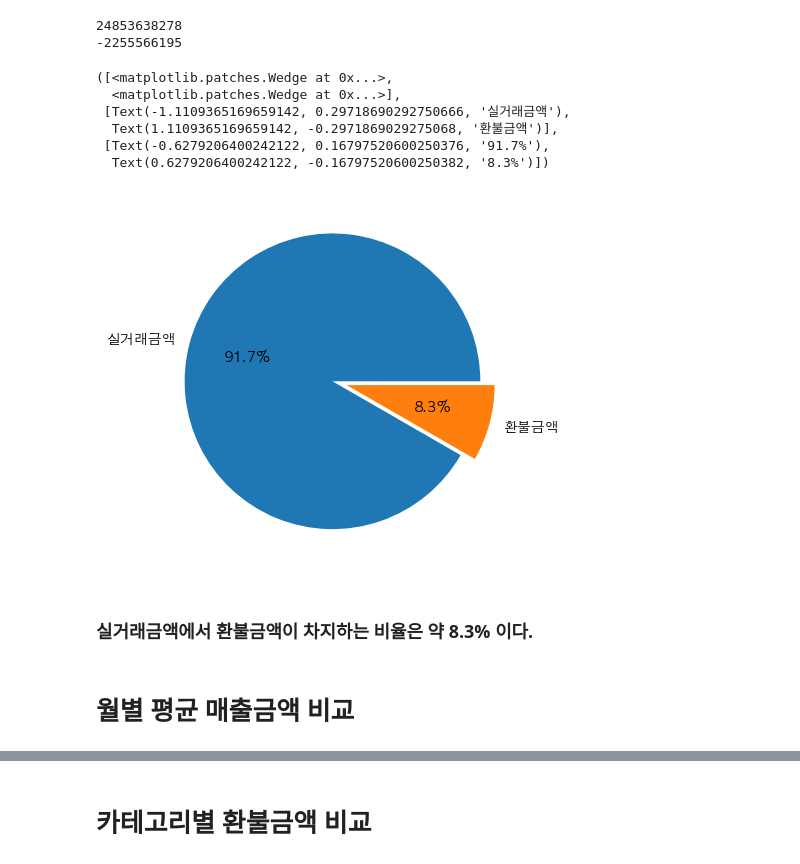
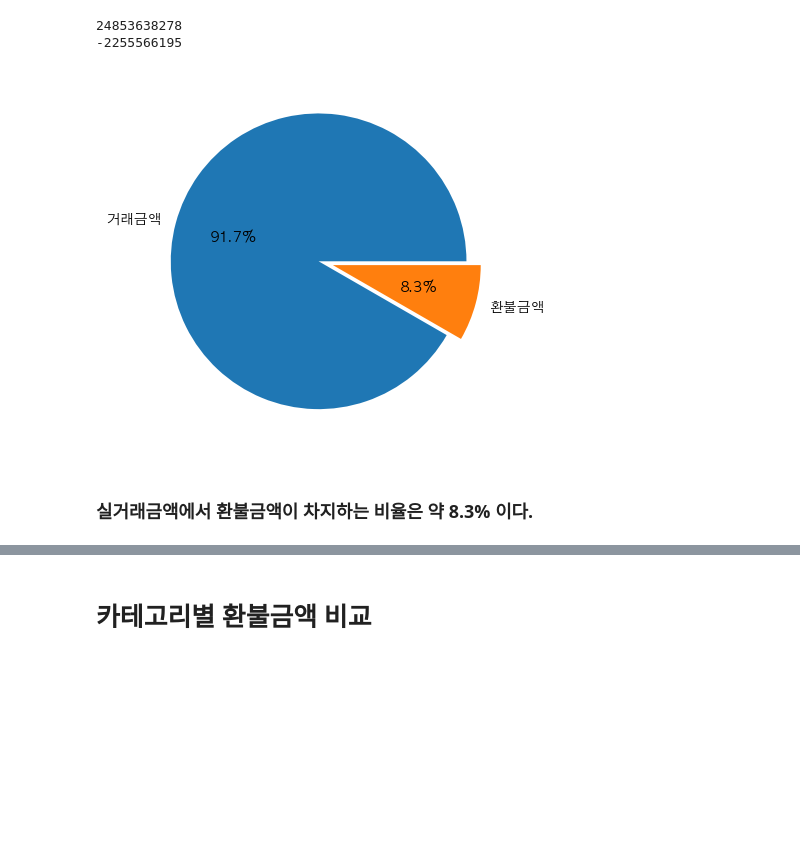
Before and after one commit to hogooba/minpj, a Jupyter notebook: pj.ipynb, the cells around one changed output, grey strips where cells are left out. Drawn from its saved outputs; the diff is of its cells as text; code cells hidden in the pictures; blank space fills up the shorter version.

```diff
--- a/pj.ipynb
+++ b/pj.ipynb
@@ -102,17 +105,15 @@ eda_pj.describe()
 # %%
 # 총 매출금액
 total = 0
-for i in range(len(eda_pj['실거래금액'])):
-    if (eda_pj['실거래금액'][i]) > 0:  # 실거래금액에서 환불금액(-값)을 제외한 금액의 합
-        total += eda_pj['실거래금액'][i]
+for i in range(len(eda_pj['거래금액'])):
+    total += eda_pj['거래금액'][i]
 
 print(total)
 
 # 총 환불 금액
 refund = 0
 for j in range(len(eda_pj['환불금액'])):
-    if (eda_pj['환불금액'][j]) != "-":
-        refund += int(eda_pj['환불금액'][j])
+    refund += int(eda_pj['환불금액'][j])
 
 print(refund)
 # %% [output]
@@ -121,23 +122,17 @@ print(refund)
 # %%
 # 실거래금액과 환불금액의 비율 표
 
 matplotlib.rcParams['font.family'] = 'AppleGothic'
 
 # total = 실거래금액, refund = 환불금액
 value = [total, abs(refund)]
-label = ['실거래금액','환불금액']
+label = ['거래금액','환불금액']
 explode = [0.05] * 2
 
+# 거래금액과 환불금액의 비율을 pie그래프로 시각화
 plt.pie(value, labels=label, autopct="%.1f%%", explode=explode)
+plt.show()
 # %% [output]
-([<matplotlib.patches.Wedge at 0x...>,
-  <matplotlib.patches.Wedge at 0x...>],
- [Text(-1.1109365169659142, 0.29718690292750666, '실거래금액'),
-  Text(1.1109365169659142, -0.2971869029275068, '환불금액')],
- [Text(-0.6279206400242122, 0.16797520600250376, '91.7%'),
-  Text(0.6279206400242122, -0.16797520600250382, '8.3%')])
-[figure, old version]
+[figure, new version]
 # %% [markdown]
 ### 실거래금액에서 환불금액이 차지하는 비율은 약 8.3% 이다.
-# %% [markdown]
-# 월별 평균 매출금액 비교
```
Also changed, not shown: parts of 70 cells of this notebook.
